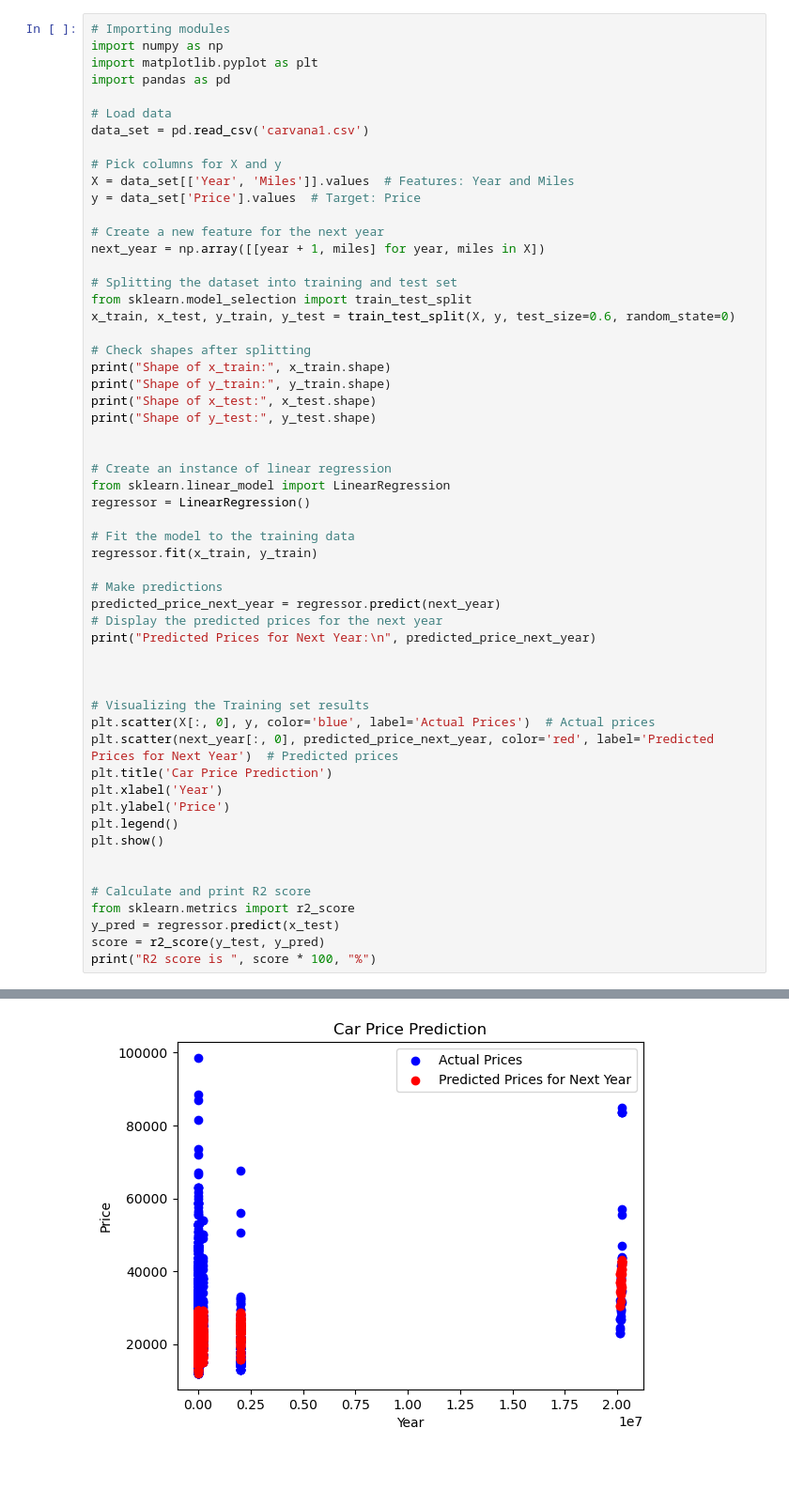
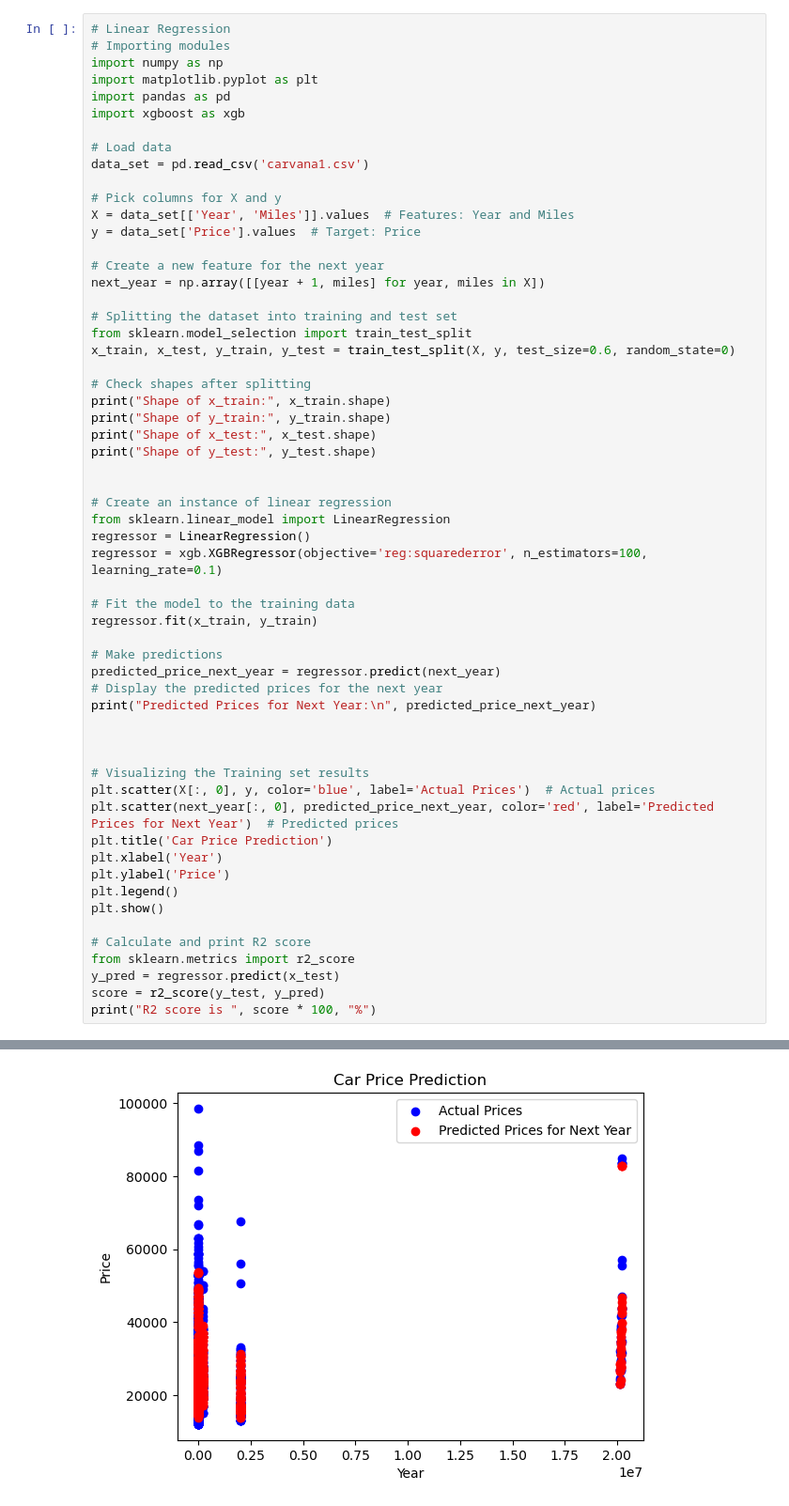
Before and after one commit to itsmeleju/EDA_ML_ALGORITHM-, a Jupyter notebook: EDA_ML.ipynb, the cells around one changed output, grey strips where cells are left out. Shown at 94% size. Drawn from its saved outputs; the diff is of its cells as text; blank space fills up the shorter version.

```diff
--- a/EDA_ML.ipynb
+++ b/EDA_ML.ipynb
@@ -1,8 +1,10 @@
 # %%
+# Linear Regression
 # Importing modules
 import numpy as np
 import matplotlib.pyplot as plt
 import pandas as pd
+import xgboost as xgb
 
 # Load data
 data_set = pd.read_csv('carvana1.csv')
@@ -28,6 +30,7 @@ print("Shape of y_test:", y_test.shape)
 # Create an instance of linear regression
 from sklearn.linear_model import LinearRegression
 regressor = LinearRegression()
+regressor = xgb.XGBRegressor(objective='reg:squarederror', n_estimators=100, learning_rate=0.1)
 
 # Fit the model to the training data
 regressor.fit(x_train, y_train)
@@ -48,7 +51,6 @@ plt.ylabel('Price')
 plt.legend()
 plt.show()
 
-
 # Calculate and print R2 score
 from sklearn.metrics import r2_score
 y_pred = regressor.predict(x_test)
@@ -65 +66 @@ Predicted Prices for Next Year:
-[figure, old version]
+[figure, new version]
```
Also changed, not shown: parts of 4 cells of this notebook.
